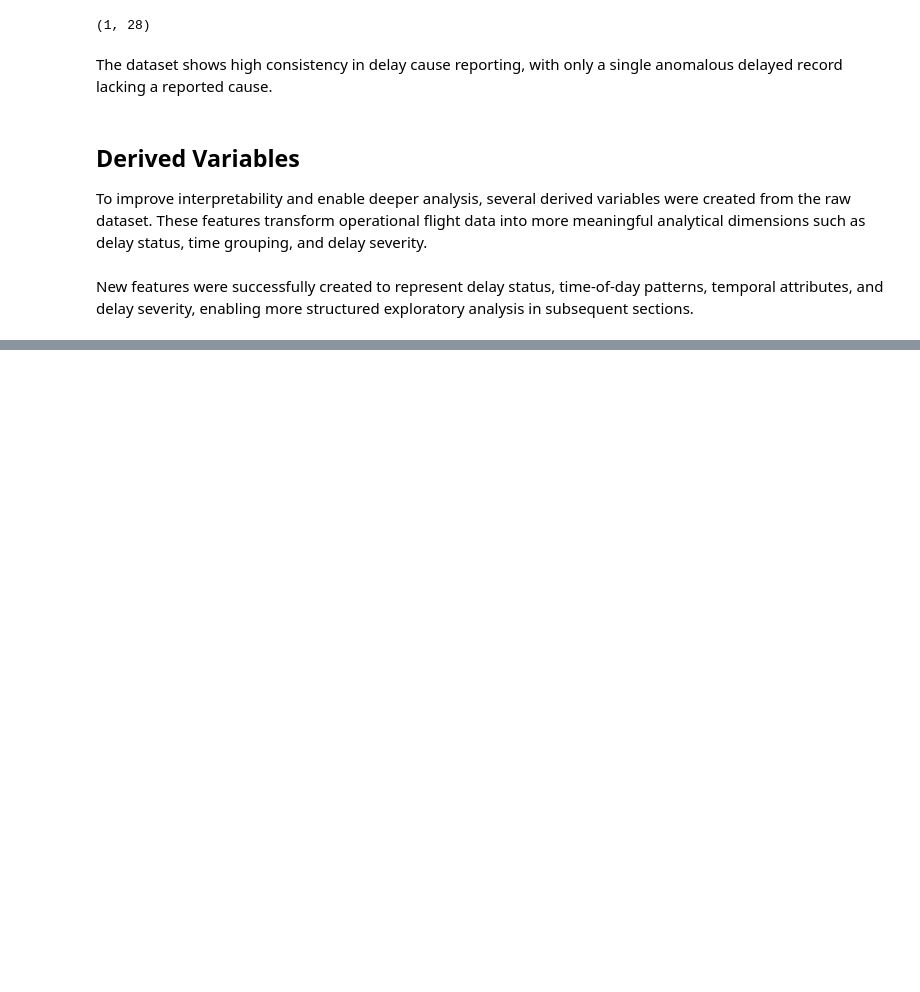
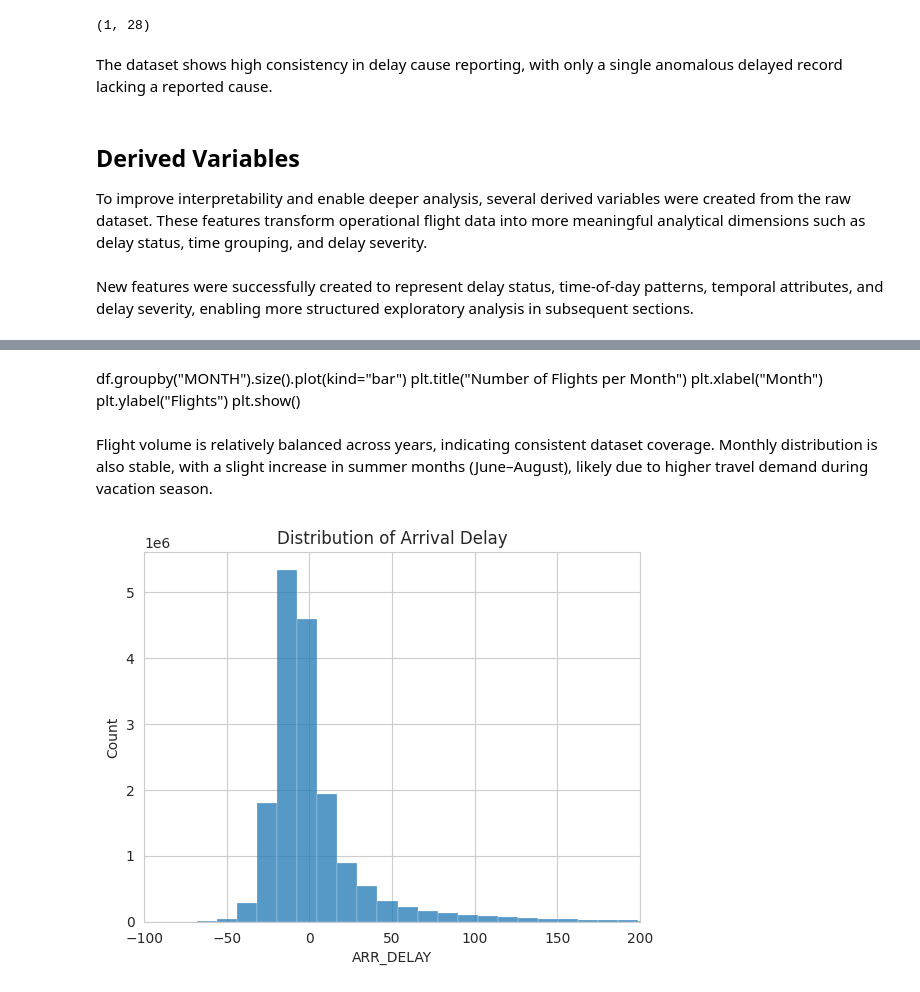
Before and after one commit to fermow/SBU-Data-Science-2026, a Jupyter notebook: Assignment_1/jupyter_notebooks/Untitled.ipynb, the cells around one changed output, grey strips where cells are left out. Saved outputs shown, nothing was run; the diff lists cells and outputs as text; code cells hidden in the pictures; blank space fills up the shorter version.

Commit message:
eda: analyze univariate distributions-temporal patterns

```diff
--- a/Assignment_1/jupyter_notebooks/Untitled.ipynb
+++ b/Assignment_1/jupyter_notebooks/Untitled.ipynb
@@ -374,0 +399,17 @@ New features were successfully created to represent delay status, time-of-day pa
+# %% [markdown]
+df.groupby("MONTH").size().plot(kind="bar")
+plt.title("Number of Flights per Month")
+plt.xlabel("Month")
+plt.ylabel("Flights")
+plt.show()
+# %% [markdown]
+
+
+Flight volume is relatively balanced across years, indicating consistent dataset coverage. Monthly distribution is also stable, with a slight increase in summer months (June–August), likely due to higher travel demand during vacation season.
+# %%
+sb.histplot(df["ARR_DELAY"].dropna(),bins=200)
+plt.title("Distribution of Arrival Delay")
+plt.xlim(-100,200)
+plt.show()
+# %% [output]
+[figure, added]
```
Also changed, not shown: parts of 8 cells of this notebook.
